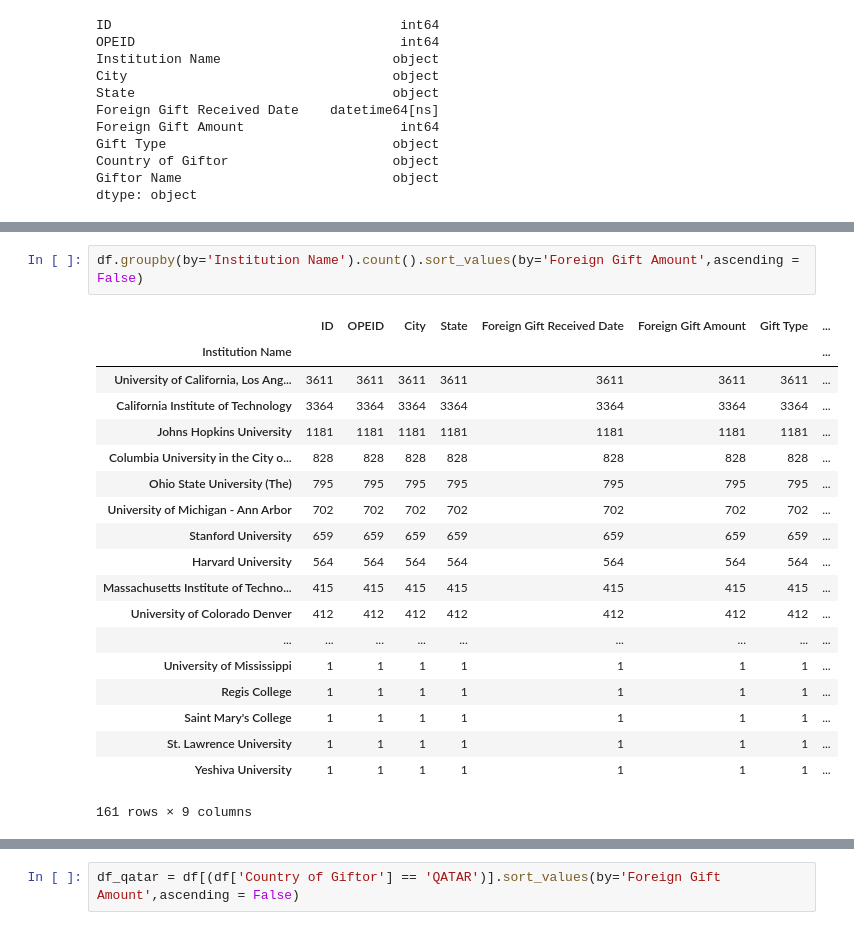
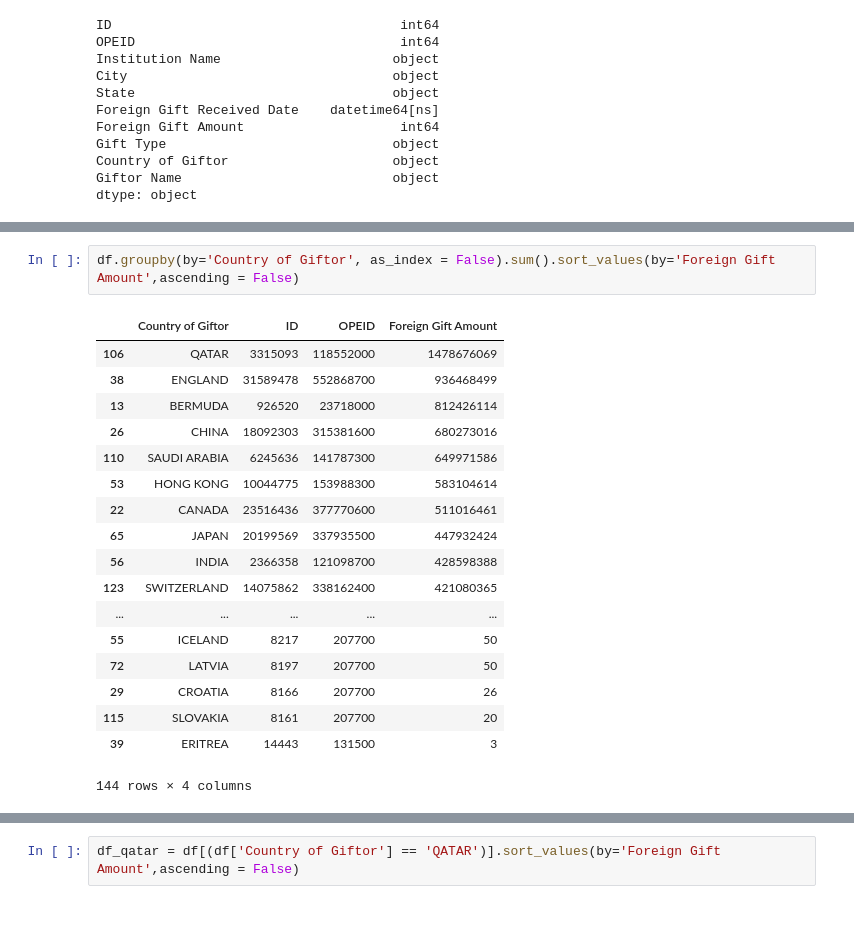
Before and after one commit to Humera97/Data-Studio, a Jupyter notebook: us_college_foreign_gifts/Cleaning and Exploring Data.ipynb, the cells around one changed output, grey strips where cells are left out. Saved outputs shown, nothing was run; the diff lists cells and outputs as text.

Commit message:
gifts

```diff
--- a/us_college_foreign_gifts/Cleaning and Exploring Data.ipynb
+++ b/us_college_foreign_gifts/Cleaning and Exploring Data.ipynb
@@ -68,23 +70,22 @@ df.sort_values(by ='Foreign Gift Amount', ascending=False)
 # %%
-df.groupby(by='Institution Name').count().sort_values(by='Foreign Gift Amount',ascending = False)
+df.groupby(by='Country of Giftor', as_index = False).sum().sort_values(by='Foreign Gift Amount',ascending = False)
 # %% [output]
-|  | ID | OPEID | City | State | Foreign Gift Received Date | Foreign Gift Amount | Gift Type | ... |
-| Institution Name |  |  |  |  |  |  |  | ... |
-| University of California, Los Ang... | 3611 | 3611 | 3611 | 3611 | 3611 | 3611 | 3611 | ... |
-| California Institute of Technology | 3364 | 3364 | 3364 | 3364 | 3364 | 3364 | 3364 | ... |
-| Johns Hopkins University | 1181 | 1181 | 1181 | 1181 | 1181 | 1181 | 1181 | ... |
-| Columbia University in the City o... | 828 | 828 | 828 | 828 | 828 | 828 | 828 | ... |
-| Ohio State University (The) | 795 | 795 | 795 | 795 | 795 | 795 | 795 | ... |
-| University of Michigan - Ann Arbor | 702 | 702 | 702 | 702 | 702 | 702 | 702 | ... |
-| Stanford University | 659 | 659 | 659 | 659 | 659 | 659 | 659 | ... |
-| Harvard University | 564 | 564 | 564 | 564 | 564 | 564 | 564 | ... |
-| Massachusetts Institute of Techno... | 415 | 415 | 415 | 415 | 415 | 415 | 415 | ... |
-| University of Colorado Denver | 412 | 412 | 412 | 412 | 412 | 412 | 412 | ... |
-| ... | ... | ... | ... | ... | ... | ... | ... | ... |
-| University of Mississippi | 1 | 1 | 1 | 1 | 1 | 1 | 1 | ... |
-| Regis College | 1 | 1 | 1 | 1 | 1 | 1 | 1 | ... |
-| Saint Mary's College | 1 | 1 | 1 | 1 | 1 | 1 | 1 | ... |
-| St. Lawrence University | 1 | 1 | 1 | 1 | 1 | 1 | 1 | ... |
-| Yeshiva University | 1 | 1 | 1 | 1 | 1 | 1 | 1 | ... |
+|  | Country of Giftor | ID | OPEID | Foreign Gift Amount |
+| 106 | QATAR | 3315093 | 118552000 | 1478676069 |
+| 38 | ENGLAND | 31589478 | 552868700 | 936468499 |
+| 13 | BERMUDA | 926520 | 23718000 | 812426114 |
+| 26 | CHINA | 18092303 | 315381600 | 680273016 |
+| 110 | SAUDI ARABIA | 6245636 | 141787300 | 649971586 |
+| 53 | HONG KONG | 10044775 | 153988300 | 583104614 |
+| 22 | CANADA | 23516436 | 377770600 | 511016461 |
+| 65 | JAPAN | 20199569 | 337935500 | 447932424 |
+| 56 | INDIA | 2366358 | 121098700 | 428598388 |
+| 123 | SWITZERLAND | 14075862 | 338162400 | 421080365 |
+| ... | ... | ... | ... | ... |
+| 55 | ICELAND | 8217 | 207700 | 50 |
+| 72 | LATVIA | 8197 | 207700 | 50 |
+| 29 | CROATIA | 8166 | 207700 | 26 |
+| 115 | SLOVAKIA | 8161 | 207700 | 20 |
+| 39 | ERITREA | 14443 | 131500 | 3 |
-161 rows × 9 columns
+144 rows × 4 columns
 # %%
```
Also changed, not shown: parts of 34 cells of this notebook, 1 other file.
